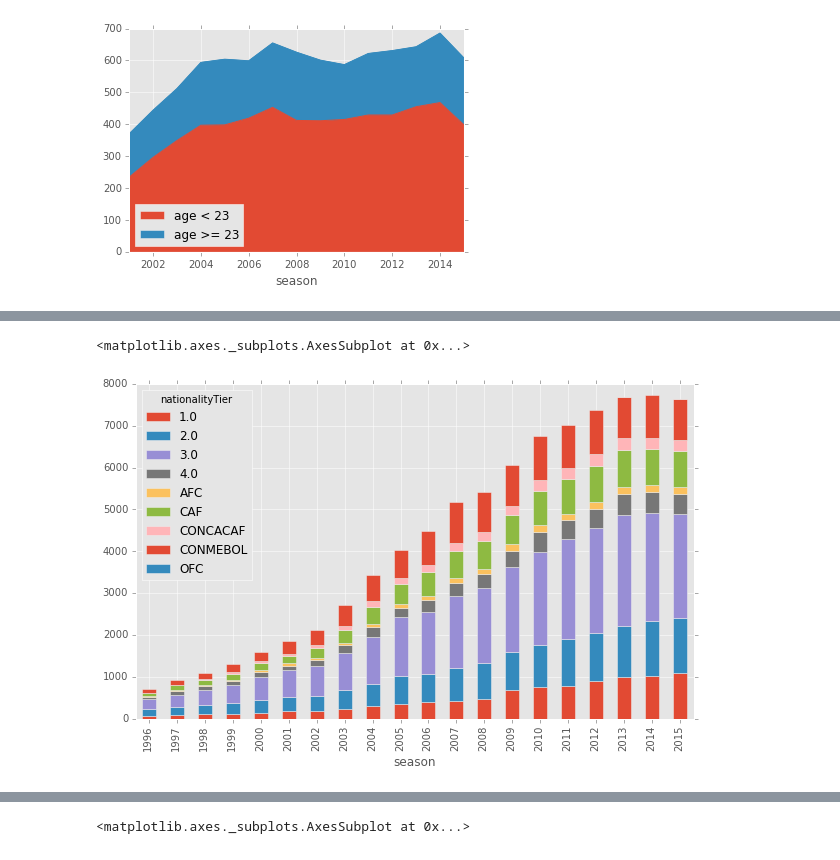
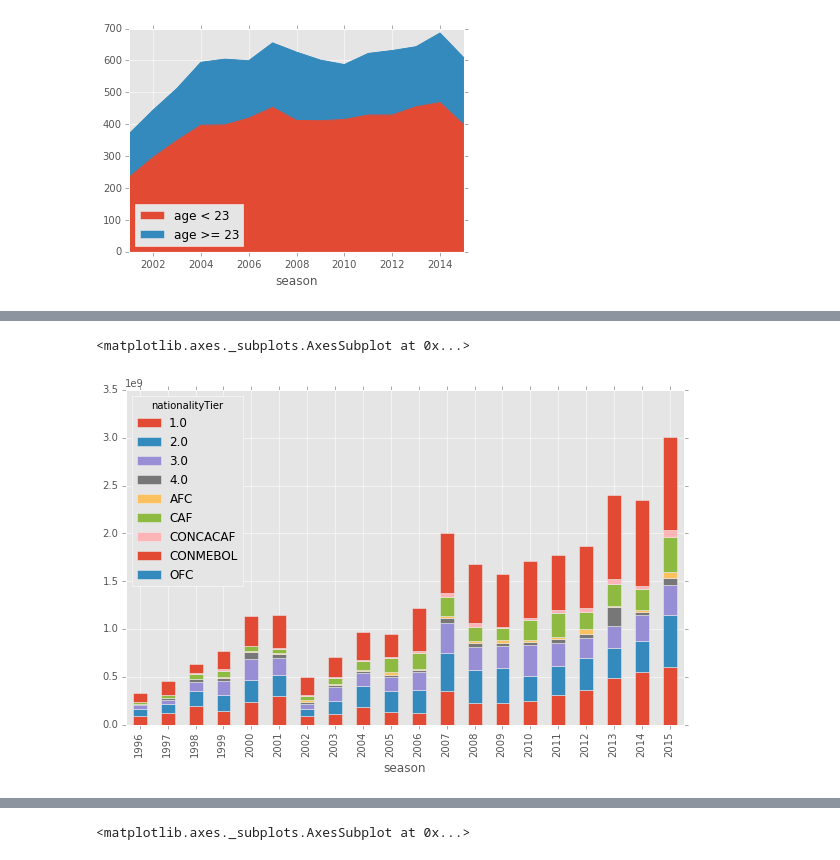
Before and after one commit to kebuhcah/soccer-history, a Jupyter notebook: notebooks/inequality.ipynb, the cells around one changed output, grey strips where cells are left out. Saved outputs shown, nothing was run; the diff lists cells and outputs as text; code cells hidden in the pictures.

```diff
--- a/notebooks/inequality.ipynb
+++ b/notebooks/inequality.ipynb
@@ -41,8 +100,8 @@ t.groupby(['season','toMarketTier']).count()['id'].unstack().plot.bar(stacked=Tr
 # %%
 t=nonloans
-t=t[(t.season>1995)&(t.fromCountry!=t.toCountry)&(t.toCountry.notnull())]
+t=t[(t.season>1995)&(t.toCountry.notnull())&(t.toCountry!=t.fromCountry)]
 t=t.merge(DataFrame({'nationalityTier':countryInfo.marketTier.fillna(countryInfo.federation)}),how='left',left_on='Nationality',right_index=True)
-t.groupby(['season','nationalityTier']).count()['id'].unstack().plot.bar(stacked=True,figsize=(10,6))
+t.groupby(['season','nationalityTier']).sum()['feeValue'].unstack().plot.bar(stacked=True,figsize=(10,6))
 # %% [output]
 <matplotlib.axes._subplots.AxesSubplot at 0x...>
-[figure, old version]
+[figure, new version]
```
Also changed, not shown: parts of 10 cells of this notebook, 4 other files.
